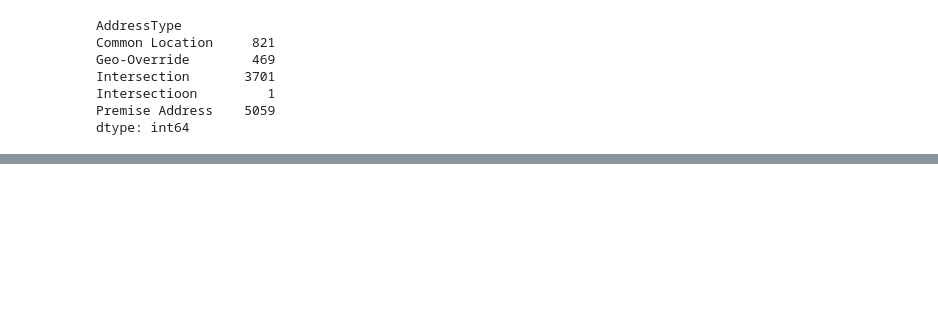
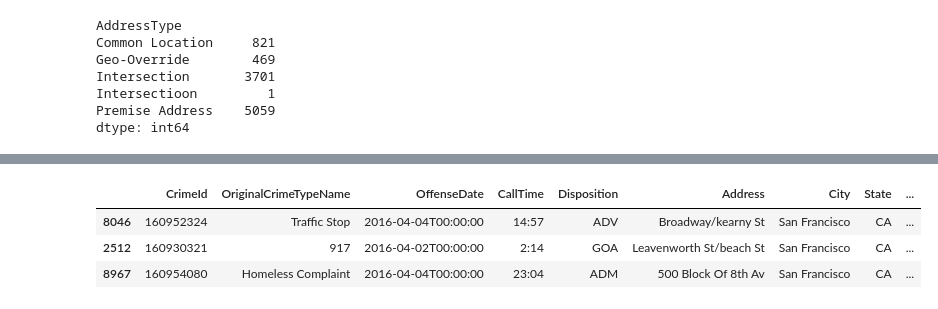
Before and after one commit to kscaiza2/MineriaCaiza_U2Lab2, a Jupyter notebook: [NRC_6292]_KlarCaiza_Lab2Unidad2.ipynb, the cells around one changed output, grey strips where cells are left out. Drawn from its saved outputs; the diff is of its cells as text; code cells hidden in the pictures; blank space fills up the shorter version.

```diff
--- a/[NRC_6292]_KlarCaiza_Lab2Unidad2.ipynb
+++ b/[NRC_6292]_KlarCaiza_Lab2Unidad2.ipynb
@@ -236,0 +240,8 @@ dtype: int64
+# %%
+'''Verificamos que el formato de fecha no es adecuado'''
+df.sample(3)
+# %% [output]
+|  | CrimeId | OriginalCrimeTypeName | OffenseDate | CallTime | Disposition | Address | City | State | ... |
+| 8046 | 160952324 | Traffic Stop | 2016-04-04T00:00:00 | 14:57 | ADV | Broadway/kearny St | San Francisco | CA | ... |
+| 2512 | 160930321 | 917 | 2016-04-02T00:00:00 | 2:14 | GOA | Leavenworth St/beach St | San Francisco | CA | ... |
+| 8967 | 160954080 | Homeless Complaint | 2016-04-04T00:00:00 | 23:04 | ADM | 500 Block Of 8th Av | San Francisco | CA | ... |
```
Also changed, not shown: parts of 9 cells of this notebook.
